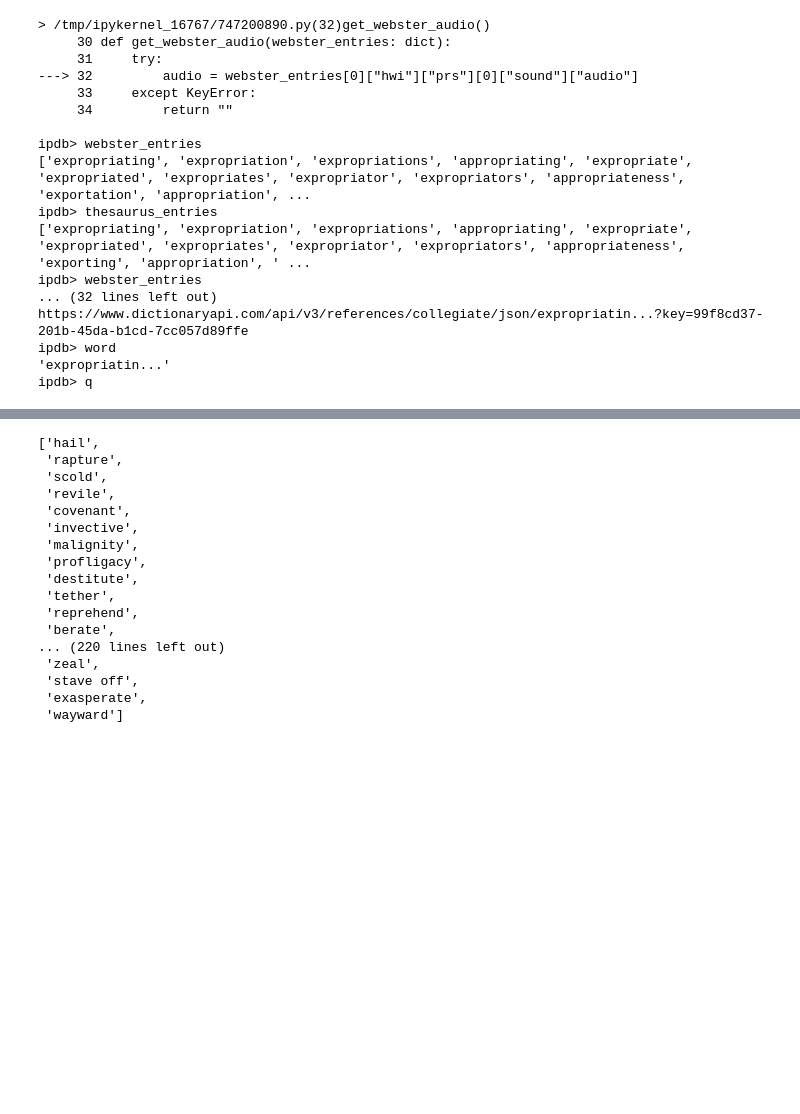
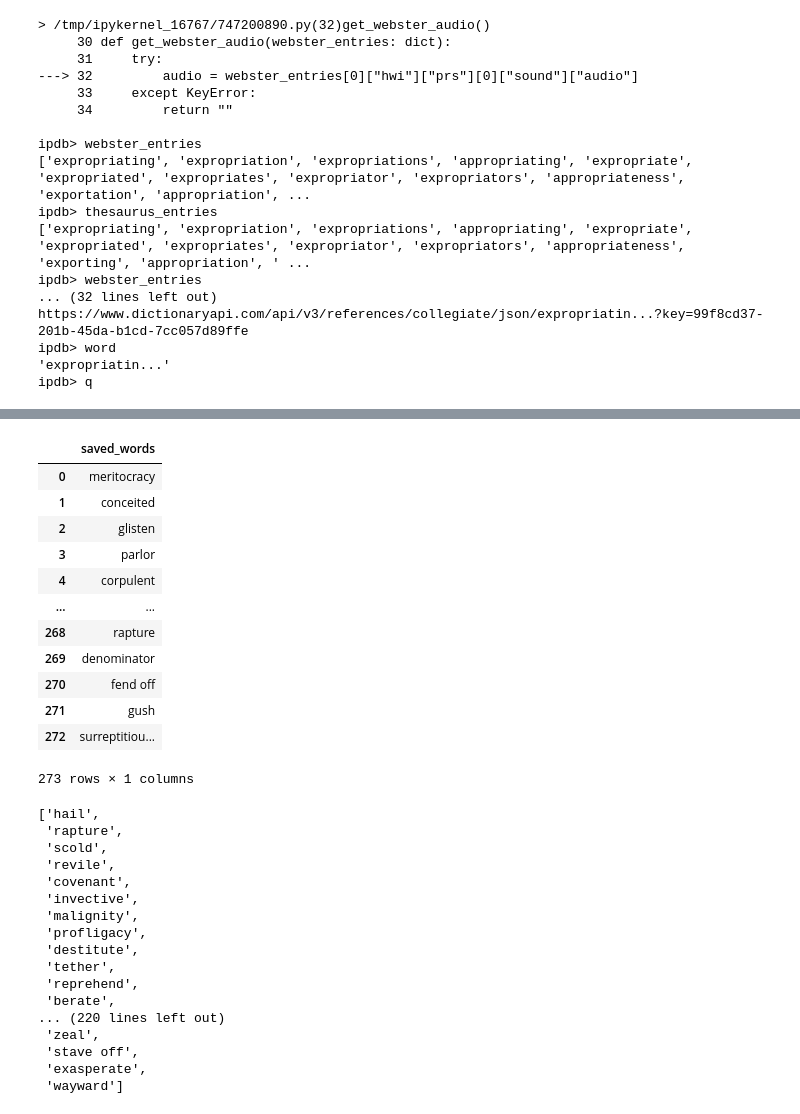
Before and after one commit to artursil/dict_to_anki, a Jupyter notebook: webster.ipynb, the cells around one changed output, grey strips where cells are left out. Saved outputs shown, nothing was run; the diff lists cells and outputs as text; code cells hidden in the pictures; blank space fills up the shorter version.

```diff
--- a/webster.ipynb
+++ b/webster.ipynb
@@ -298,11 +342,26 @@ driver = webdriver.Chrome(chrome_options=chrome_options)
 driver.get("https://www.merriam-webster.com/")
 # input("Logged in?")
 # %%
-def get_words(driver, saved_words):
+def get_words(soup: BeautifulSoup):
+    words = []
+    for s in soup:
+        a = s.find("a")
+        if "..." in a.text:
+            word = a.get("href").split("/")[-1].replace("%20", " ")
+        else:
+            word = a.text
+        words.append(word)
+    return words
+
+
+def process_words(driver, saved_words):
     soup = BeautifulSoup(driver.page_source)
+#     import pdb; pdb.set_trace()
     saved_words_soup = soup.find_all("li", {"class": "words-list-item item-even"})
-    saved_words += [x.find("a").text for x in saved_words_soup]
+#     saved_words += [x.find("a").text for x in saved_words_soup]
+    saved_words += get_words(saved_words_soup)
     saved_words_soup = soup.find_all("li", {"class": "words-list-item item-odd"})
-    saved_words += [x.find("a").text for x in saved_words_soup]
+#     saved_words += [x.find("a").text for x in saved_words_soup]
+    saved_words += get_words(saved_words_soup)
     return saved_words
 # %%
@@ -346 +407,17 @@ Page: 16
+# %%
+new_df
+# %% [output]
+|  | saved_words |
+| 0 | meritocracy |
+| 1 | conceited |
+| 2 | glisten |
+| 3 | parlor |
+| 4 | corpulent |
+| ... | ... |
+| 268 | rapture |
+| 269 | denominator |
+| 270 | fend off |
+| 271 | gush |
+| 272 | surreptitiou... |
+273 rows × 1 columns
 # %%
```
Also changed, not shown: parts of 8 cells of this notebook, 4 other files.
